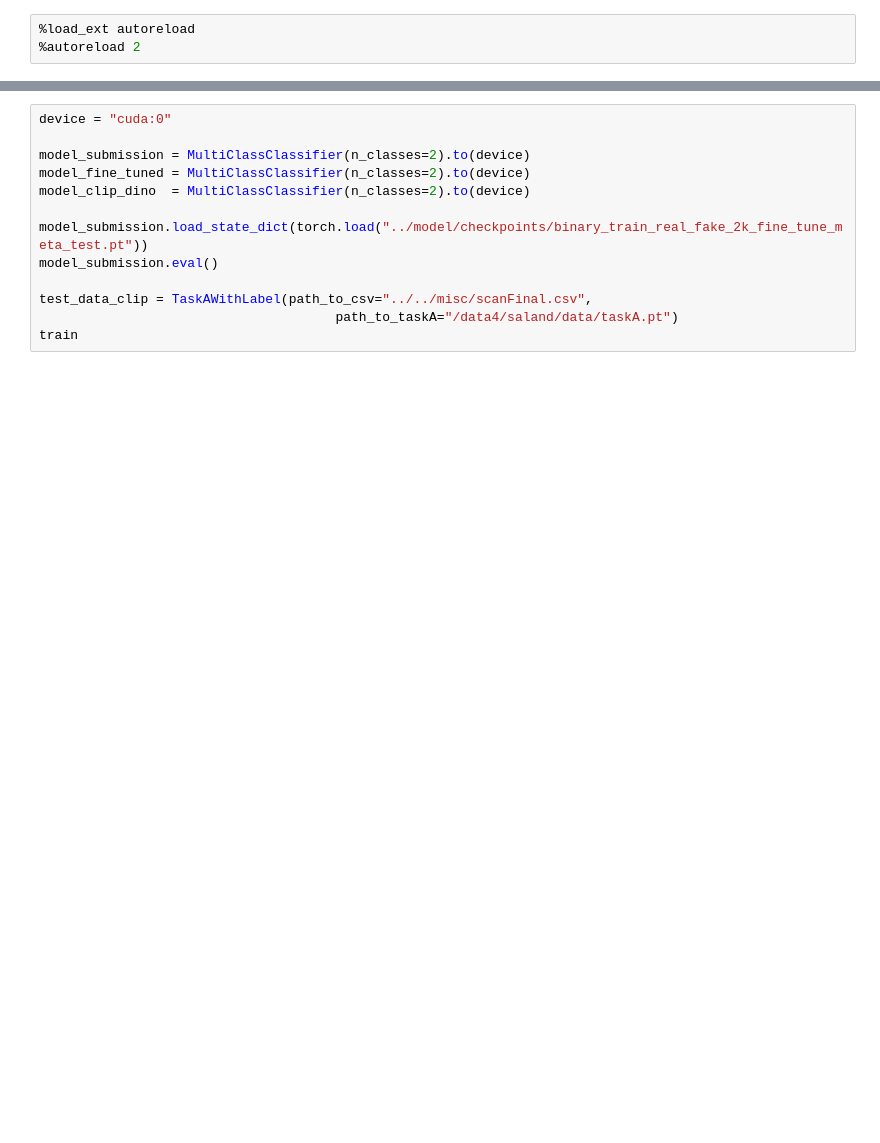
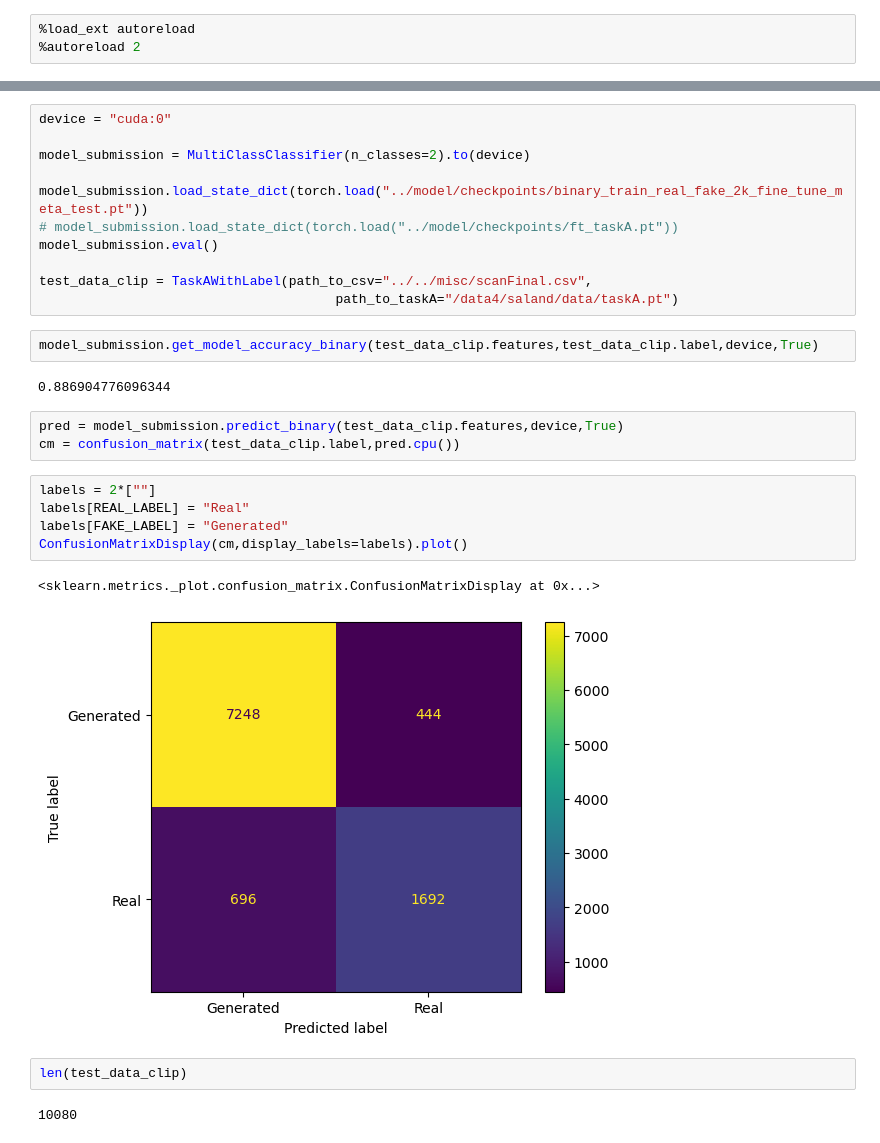
Before and after one commit to LucasSLD/generated_image_detection, a Jupyter notebook: src/notebooks/taskA_all_labels_pred.ipynb, the cells around one changed output, grey strips where cells are left out. Cells and saved outputs as stored; diff of their text form; blank space fills up the shorter version.

```diff
--- a/src/notebooks/taskA_all_labels_pred.ipynb
+++ b/src/notebooks/taskA_all_labels_pred.ipynb
@@ -20,12 +21,29 @@ from tqdm import tqdm
 device = "cuda:0"
 
 model_submission = MultiClassClassifier(n_classes=2).to(device)
-model_fine_tuned = MultiClassClassifier(n_classes=2).to(device)
-model_clip_dino  = MultiClassClassifier(n_classes=2).to(device)
 
 model_submission.load_state_dict(torch.load("../model/checkpoints/binary_train_real_fake_2k_fine_tune_meta_test.pt"))
+# model_submission.load_state_dict(torch.load("../model/checkpoints/ft_taskA.pt"))
 model_submission.eval()
 
 test_data_clip = TaskAWithLabel(path_to_csv="../../misc/scanFinal.csv",
                                       path_to_taskA="/data4/saland/data/taskA.pt")
-train
+# %%
+model_submission.get_model_accuracy_binary(test_data_clip.features,test_data_clip.label,device,True)
+# %% [output]
+0.886904776096344
+# %%
+pred = model_submission.predict_binary(test_data_clip.features,device,True)
+cm = confusion_matrix(test_data_clip.label,pred.cpu())
+# %%
+labels = 2*[""]
+labels[REAL_LABEL] = "Real"
+labels[FAKE_LABEL] = "Generated"
+ConfusionMatrixDisplay(cm,display_labels=labels).plot()
+# %% [output]
+<sklearn.metrics._plot.confusion_matrix.ConfusionMatrixDisplay at 0x...>
+[figure, added]
+# %%
+len(test_data_clip)
+# %% [output]
+10080
```
Also changed, not shown: parts of 7 cells of this notebook, 5 other files.
